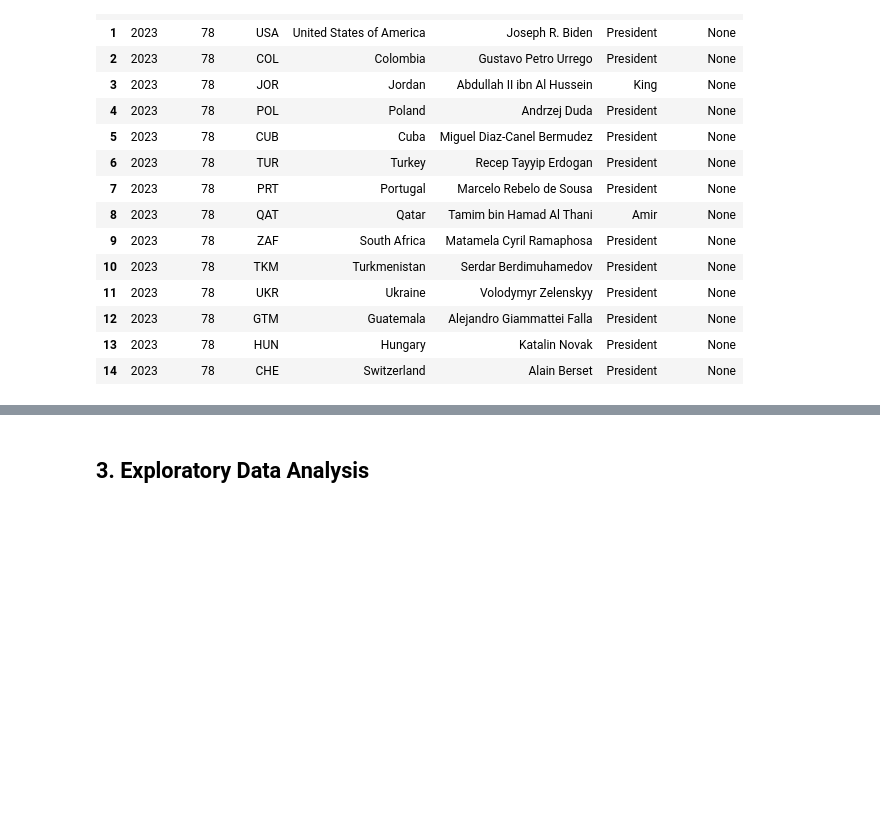
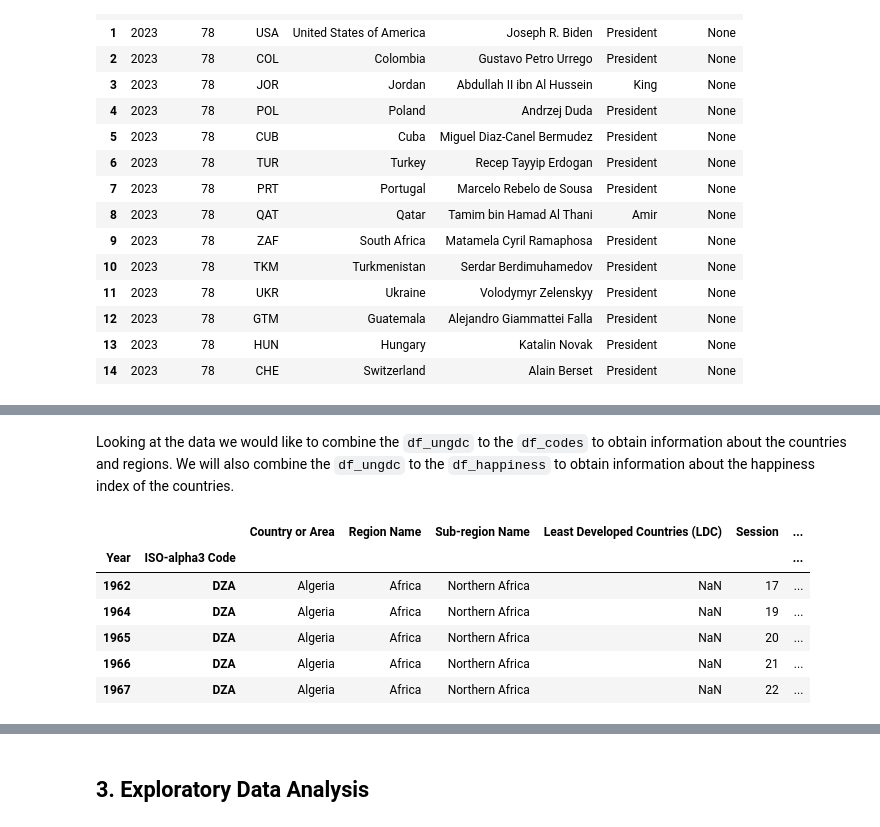
Before and after one commit to danilotpnta/UN-General-Debate-Analysis-SDGs, a Jupyter notebook: notebook.ipynb, the cells around one changed output, grey strips where cells are left out. Drawn from its saved outputs; the diff is of its cells as text; code cells hidden in the pictures; blank space fills up the shorter version.

```diff
--- a/notebook.ipynb
+++ b/notebook.ipynb
@@ -197,0 +264,23 @@ Loading processed data from data/processed/UNGDC_1946-2023_processed.parquet...
+# %% [markdown]
+Looking at the data we would like to combine the `df_ungdc` to the `df_codes` to obtain information about the countries and regions. We will also combine the `df_ungdc` to the `df_happiness` to obtain information about the happiness index of the countries.
+# %%
+# Merging the two DataFrames on the 'ISO-alpha3 Code'
+df_un_merged = pd.merge(df_codes, df_ungdc, on='ISO-alpha3 Code', how='inner')
+
+# Selecting specific columns for the merged DataFrame
+df_un_merged = df_un_merged[['Country or Area', 'Region Name', 'Sub-region Name', 'ISO-alpha3 Code', 'Least Developed Countries (LDC)',
+                       'Session', 'Year', 'Speech']]
+
+# Setting the index to 'Year' and 'ISO-alpha3 Code'
+df_un_merged.set_index(['Year', 'ISO-alpha3 Code'], inplace=True)
+
+# Display the merged DataFrame
+df_un_merged.head()
+# %% [output]
+|  |  | Country or Area | Region Name | Sub-region Name | Least Developed Countries (LDC) | Session | ... |
+| Year | ISO-alpha3 Code |  |  |  |  |  | ... |
+| 1962 | DZA | Algeria | Africa | Northern Africa | NaN | 17 | ... |
+| 1964 | DZA | Algeria | Africa | Northern Africa | NaN | 19 | ... |
+| 1965 | DZA | Algeria | Africa | Northern Africa | NaN | 20 | ... |
+| 1966 | DZA | Algeria | Africa | Northern Africa | NaN | 21 | ... |
+| 1967 | DZA | Algeria | Africa | Northern Africa | NaN | 22 | ... |
```
Also changed, not shown: parts of 14 cells of this notebook, 6 other files.
